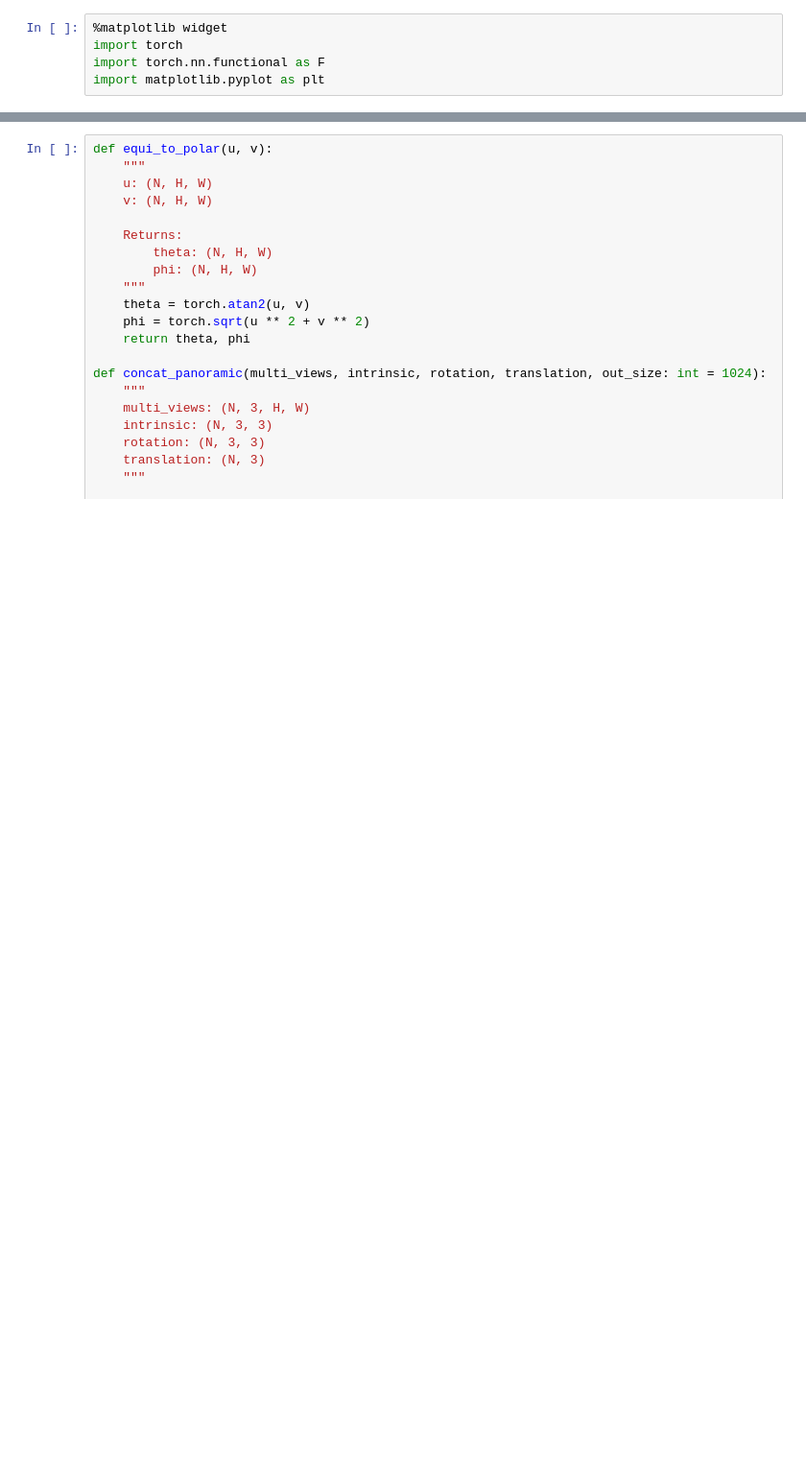
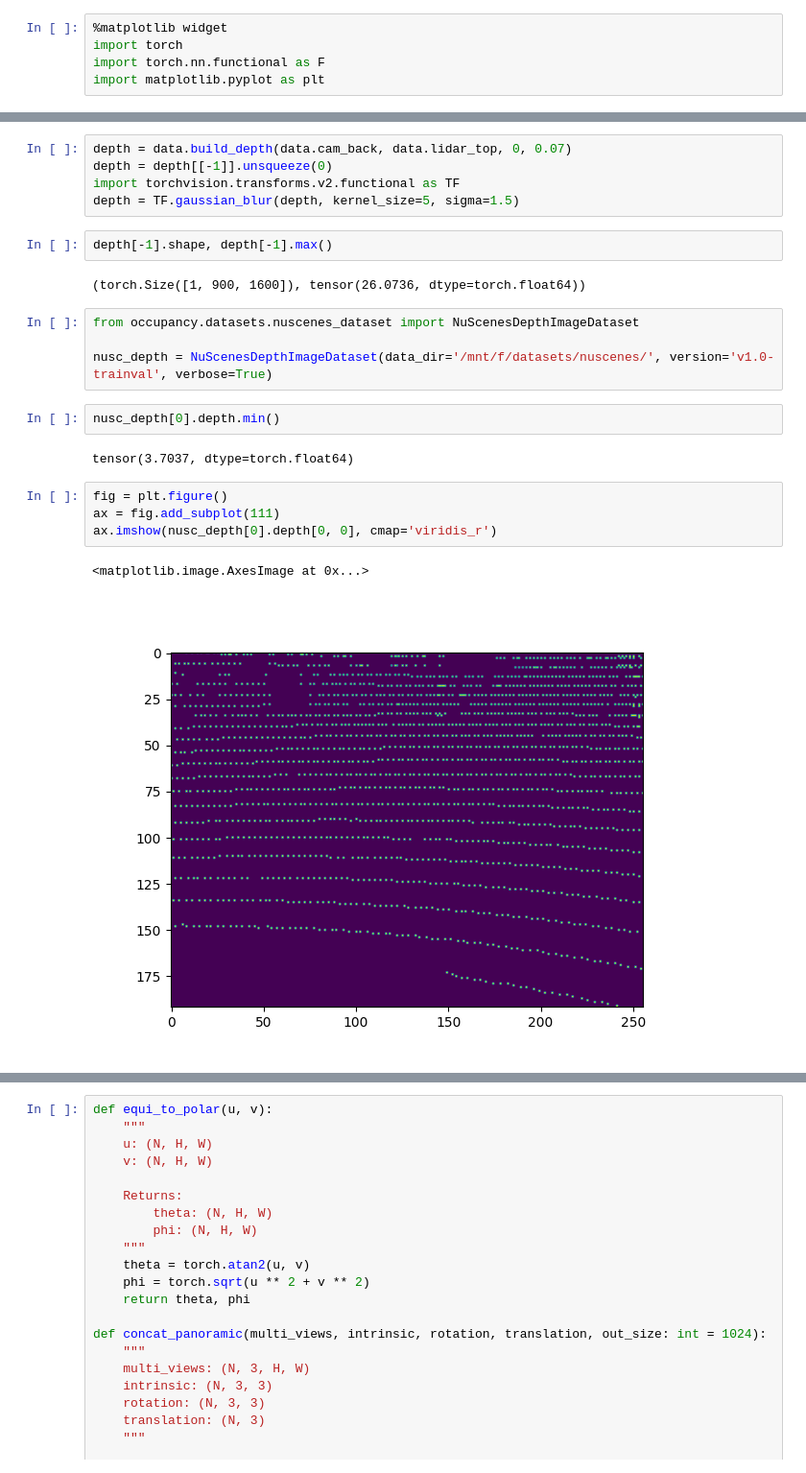
Before and after one commit to chengzegang/occupancy, a Jupyter notebook: draft2.ipynb, the cells around one changed output, grey strips where cells are left out. Shown at 96% size. Drawn from its saved outputs; the diff is of its cells as text; blank space fills up the shorter version.

```diff
--- a/draft2.ipynb
+++ b/draft2.ipynb
@@ -38 +39,25 @@ tensor(-1.5708)
+# %%
+depth = data.build_depth(data.cam_back, data.lidar_top, 0, 0.07)
+depth = depth[[-1]].unsqueeze(0)
+import torchvision.transforms.v2.functional as TF
+depth = TF.gaussian_blur(depth, kernel_size=5, sigma=1.5)
+# %%
+depth[-1].shape, depth[-1].max()
+# %% [output]
+(torch.Size([1, 900, 1600]), tensor(26.0736, dtype=torch.float64))
+# %%
+from occupancy.datasets.nuscenes_dataset import NuScenesDepthImageDataset
+
+nusc_depth = NuScenesDepthImageDataset(data_dir='/mnt/f/datasets/nuscenes/', version='v1.0-trainval', verbose=True)
+# %%
+nusc_depth[0].depth.min()
+# %% [output]
+tensor(3.7037, dtype=torch.float64)
+# %%
+fig = plt.figure()
+ax = fig.add_subplot(111)
+ax.imshow(nusc_depth[0].depth[0, 0], cmap='viridis_r')
+# %% [output]
+<matplotlib.image.AxesImage at 0x...>
+[figure, added]
 # %%
```
Also changed, not shown: parts of 8 cells of this notebook, 11 other files.
